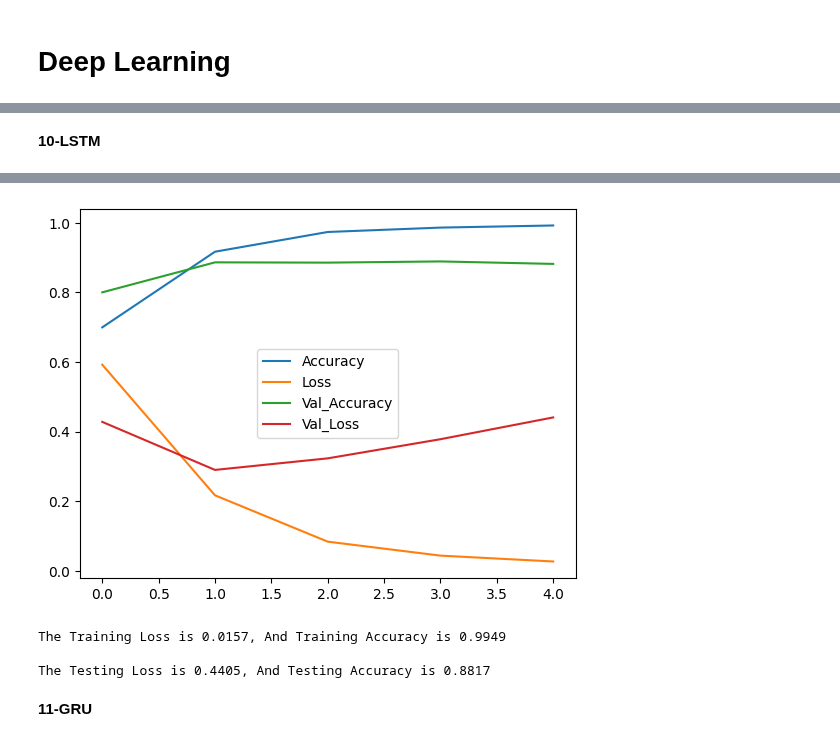
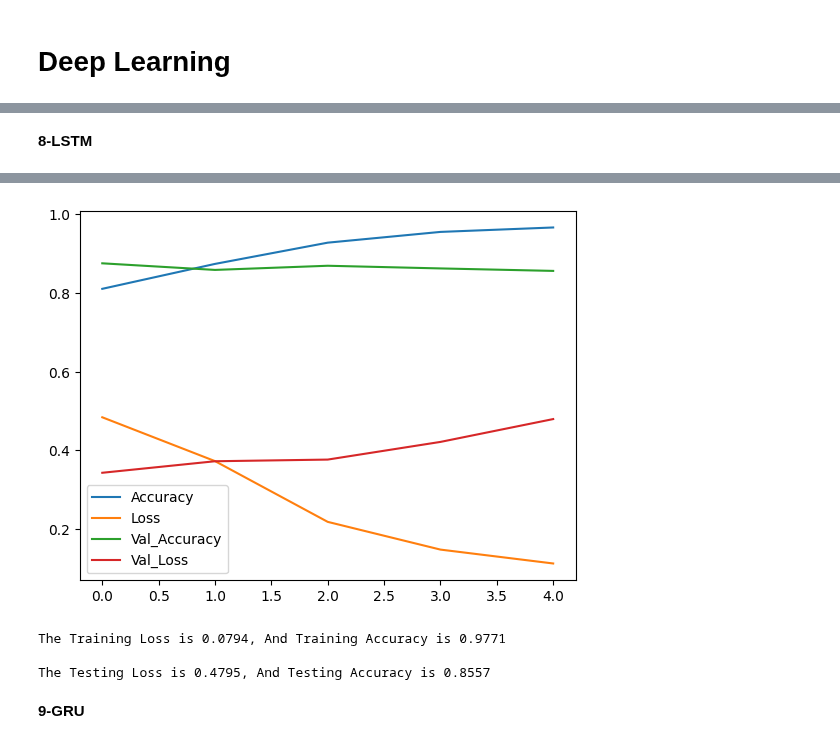
Before and after one commit to Osamah-Anmar-Sami/Sentiment-Analysis, a Jupyter notebook: Arabic Sentiment Analysis/Arabic Sentiment Analysis.ipynb, the cells around one changed output, grey strips where cells are left out. Drawn from its saved outputs; the diff is of its cells as text; code cells hidden in the pictures.

```diff
--- a/Arabic Sentiment Analysis/Arabic Sentiment Analysis.ipynb
+++ b/Arabic Sentiment Analysis/Arabic Sentiment Analysis.ipynb
@@ -163,3 +167,5 @@ Corpus.tail(5)
+# %%
+Corpus.dropna(axis=1, inplace=True)
 # %% [markdown]
 # Number Of Unique Words
 # %%
@@ -273,7 +279,7 @@ y =le.fit_transform(y)
 # %% [markdown]
 # Split The Dataset Into Training And Testing
 # %%
-X_train, X_test, y_train, y_test = train_test_split(X, y, test_size=0.3, random_state=44)
+X_train, X_test, y_train, y_test = train_test_split(X, y, test_size=0.30, random_state=33)
 # %% [markdown]
 # CountVectorizer
 # %%
@@ -450,8 +420,8 @@ metrics_values(model= SVM, X_test=X_test_CV_, y_test=y_test)
 # %% [markdown]
 # Deep Learning
 # %%
-embedding_dim = 16
-vocab_size, max_length, encoded_X_train , encoded_X_test = deeplearning_preprcosesing_(X_train=X_train, X_test=X_test, truncating='pre', padding='pre')
+embedding_dim = 32
+vocab_size, max_length, encoded_X_train , encoded_X_test = deeplearning_preprcosesing_(X_train=X_train, X_test=X_test,  truncating='pre', padding='pre')
 # %%
 print('The Vocab Size Is :',vocab_size)
 print('')
@@ -463,3 +433,6 @@ The Max Length Is : 1853
+# %%
+y_train = tf.keras.utils.to_categorical(y_train)
+y_test = tf.keras.utils.to_categorical(y_test)
 # %%
 Callback = tf.keras.callbacks.EarlyStopping(
                     monitor="accuracy",
@@ -503,9 +476,9 @@ The Testing Loss is 0.2806, And Testing Accuracy is 0.8994
 # %% [markdown]
-**10-LSTM**
+**8-LSTM**
 # %%
-LSTM =lstm_(vocab_size= vocab_size, embedding_dim= embedding_dim, max_length= max_length, dropout=0.3, units=64, lstm_dropout=0.3)
+LSTM =lstm_(vocab_size= vocab_size + 1, embedding_dim= embedding_dim, max_length= max_length, dropout=0.5, units=64)
 model_compile(model=LSTM)
-history = model_fit(model=LSTM, X_train=encoded_X_train, y_train=y_train, epochs=5, X_test=encoded_X_test, y_test=y_test, batch_size=32, Callback=Callback, shuffle=True)
+history = model_fit(model=LSTM, X_train=encoded_X_train, y_train=y_train, epochs=5, X_test=encoded_X_test, y_test=y_test, batch_size=64, Callback=Callback, shuffle=True)
 plot_accuracy_loss(histoty=history)
 evaluate(model=LSTM, x=encoded_X_train, y=y_train, train_test='Training')
 evaluate(model=LSTM, x=encoded_X_test,y= y_test, train_test='Testing')
@@ -523,7 +496,7 @@ Epoch 5/5
-[figure, old version]
+[figure, new version]
-The Training Loss is 0.0157, And Training Accuracy is 0.9949
+The Training Loss is 0.0794, And Training Accuracy is 0.9771
 
-The Testing Loss is 0.4405, And Testing Accuracy is 0.8817
+The Testing Loss is 0.4795, And Testing Accuracy is 0.8557
 # %% [markdown]
-**11-GRU**
+**9-GRU**
 # %%
```
Also changed, not shown: parts of 47 cells of this notebook.
